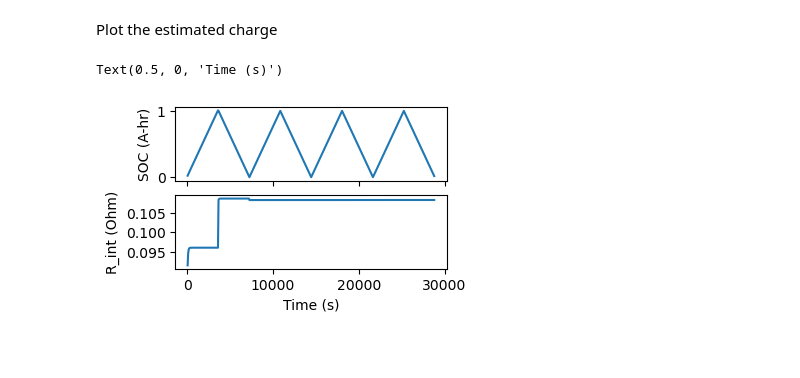
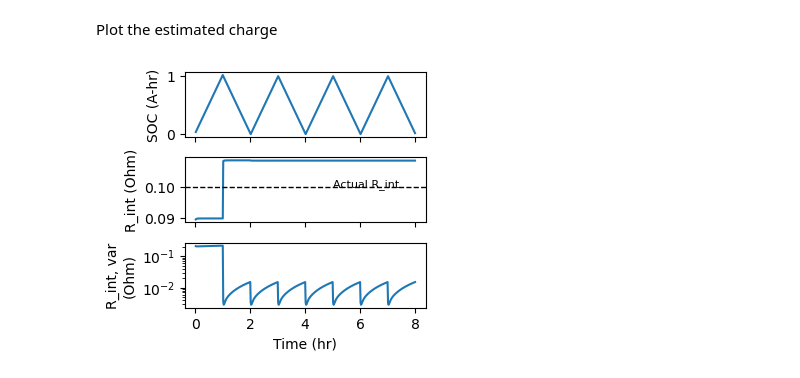
Before and after one commit to ROVI-org/auto-soh, a Jupyter notebook: notebooks/demonstrate-ukf.ipynb, the cells around one changed output. Saved outputs shown, nothing was run; the diff lists cells and outputs as text; code cells hidden in the pictures; blank space fills up the shorter version.

```diff
--- a/notebooks/demonstrate-ukf.ipynb
+++ b/notebooks/demonstrate-ukf.ipynb
@@ -11,7 +12,7 @@ import pandas as pd
 Configuration
 # %%
 actual_rint: float = 0.1  # Actual resistance
-guess_rint: float = 0.08  # Guess for resistance
+guess_rint: float = 0.05  # Guess for resistance
 charge_time: float = 3600.  # Interval over which to charge and discharge the battery
 observations_per_charge: int = 60  # How many times to measure voltage during charge
 current: float = 1.  # Applied current during charge or discharge
@@ -90,7 +91,7 @@ state.full_params
 ## Using the Observer
 Observer classes are tied to a specific model and specific instance being evaluated. Create only by supplying the Model and State to the initial value
 # %%
-ukf = UnscentedKalmanFilter(model, state)
+ukf = UnscentedKalmanFilter(model, state, covariance_process_noise=np.eye(2,) * 1e-3, covariance_sensor_noise=np.array([[1e-2]]))
 # %% [markdown]
 All observers define a "step" function that updates the estimate of a state given
 the control signal applied at a new step,
@@ -113,7 +114,7 @@ We'll run very many cycles and record the changes in step after each
 # %%
 time = 0
 timestep = charge_time / observations_per_charge
-state_names = ('time',) + state.full_params
+state_names = ('time',) + state.full_params + tuple(f'var_{s}' for s in state.full_params)
 full_states = []
 while time < cycle_count * charge_time * 2:
 
@@ -124,21 +125,28 @@ while time < cycle_count * charge_time * 2:
             time += timestep
             model.update(actual_state, control, timestep)
             ukf.step(control, model.output(actual_state, control), timestep)
-            full_states.append([time] + state.full_state.tolist())
+            full_states.append([time] + state.full_state.tolist() + np.diag(state.covariance).tolist())
 # %%
 full_states = pd.DataFrame(full_states, columns=state_names)
 # %% [markdown]
 Plot the estimated charge
 # %%
-fig, axs = plt.subplots(2, 1, sharex=True, figsize=(3.5, 2.1))
+fig, axs = plt.subplots(3, 1, sharex=True, figsize=(3.5, 3.1))
 
-axs[0].plot(full_states['time'], full_states['charge'])
+axs[0].plot(full_states['time'] / 3600., full_states['charge'])
+axs[0].set_xlim(axs[0].get_xlim())
 axs[0].set_ylabel('SOC (A-hr)')
 
-axs[1].plot(full_states['time'], full_states['r_serial'])
+axs[1].plot(full_states['time'] / 3600., full_states['r_serial'])
+axs[1].plot(axs[1].get_xlim(), [actual_rint] * 2, 'k--', lw=1)
+axs[1].text(5, actual_rint, 'Actual R_int', fontsize=8)
 axs[1].set_ylabel('R_int (Ohm)')
 
-axs[-1].set_xlabel('Time (s)')
+axs[2].semilogy(full_states['time'] / 3600., full_states['var_r_serial'])
+axs[2].set_ylabel('R_int, var\n(Ohm)')
+
+axs[-1].set_xlabel('Time (hr)')
+
+fig.tight_layout()
 # %% [output]
-Text(0.5, 0, 'Time (s)')
-[figure, old version]
+[figure, new version]
```
Also changed, not shown: parts of 2 cells of this notebook, 2 other files.
